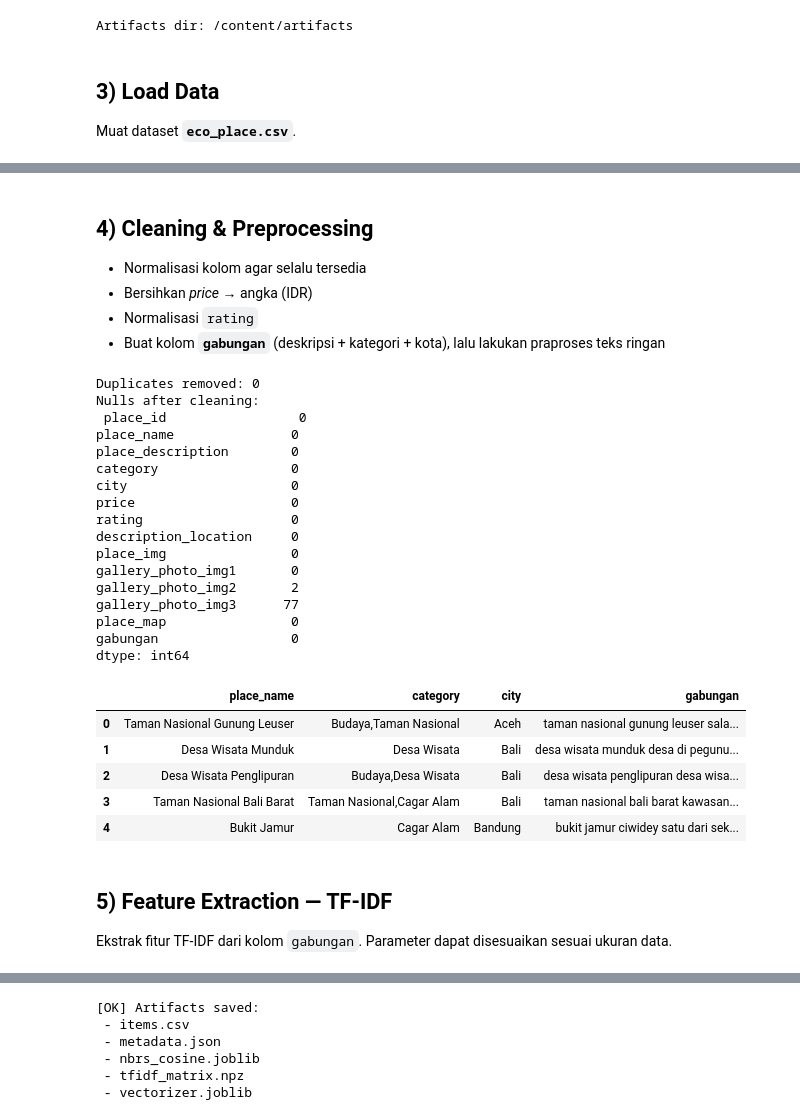
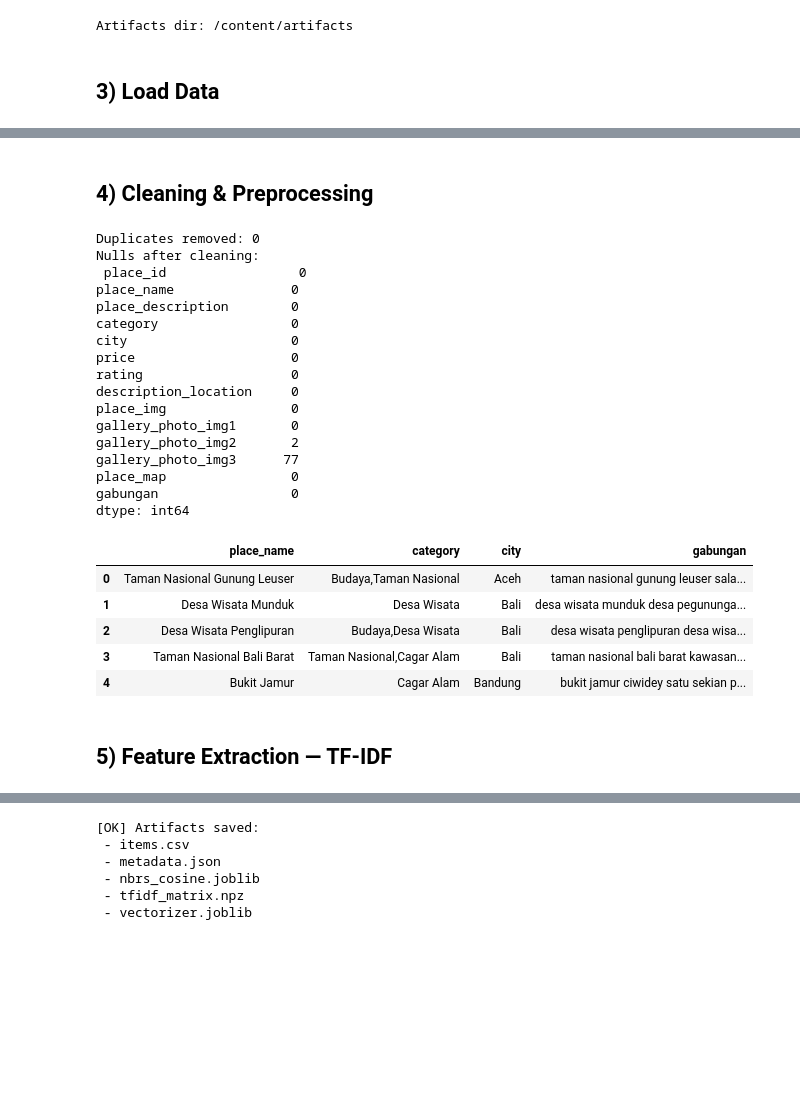
Before and after one commit to ferrikrisdiantoro/Recommeder-System-Eco-Destination-CBF, a Jupyter notebook: notebook/indo_ecotourism_cbf_ufw.ipynb, the cells around one changed output, grey strips where cells are left out. Cells and saved outputs as stored; diff of their text form; code cells hidden in the pictures; blank space fills up the shorter version.

```diff
--- a/notebook/indo_ecotourism_cbf_ufw.ipynb
+++ b/notebook/indo_ecotourism_cbf_ufw.ipynb
@@ -46,7 +51,6 @@ print("Artifacts dir:", ART_DIR.resolve())
 Artifacts dir: /content/artifacts
 # %% [markdown]
 ## 3) Load Data
-Muat dataset **`eco_place.csv`**.
 # %%
 from IPython.display import display
 
@@ -71,16 +75,12 @@ Shape: (182, 13)
 # %% [markdown]
 
 ## 4) Cleaning & Preprocessing
-
-- Normalisasi kolom agar selalu tersedia
-- Bersihkan *price* → angka (IDR)
-- Normalisasi `rating`
-- Buat kolom **`gabungan`** (deskripsi + kategori + kota), lalu lakukan praproses teks ringan
 # %%
 df = df.copy()
 
 # Pastikan kolom ada
-for col in ["place_name","place_description","category","city","price","rating","place_img","place_map"]:
+required_cols = ["place_name", "place_description", "category", "city", "price", "rating", "place_img", "place_map"]
+for col in required_cols:
     if col not in df.columns:
         df[col] = np.nan
 
@@ -89,78 +89,78 @@ before = len(df)
 df = df.drop_duplicates().reset_index(drop=True)
 print(f"Duplicates removed: {before - len(df)}")
 
-# Parse harga IDR
+# Parse harga IDR (SIMPLIFIED)
 def parse_price_idr(x):
-    if pd.isna(x): return np.nan
-    s = str(x)
-    s = s.replace("Rp","").replace("rp","")
-    s = re.sub(r"[.,]", "", s)          # hapus pemisah ribuan
-    s = s.replace("Gratis","0").replace("gratis","0").strip()
-    m = re.findall(r"\d+", s)
-    if not m: return np.nan
-    try:
-        vals = list(map(int, m))
-        return float(int(sum(vals)/len(vals)))  # rata-rata jika rentang
-    except Exception:
+    """Ambil angka pertama dari string harga."""
+    if pd.isna(x):
         return np.nan
+    s = str(x).lower()
+    s = s.replace("rp", "").replace(".", "").replace(",", "")
+    if "gratis" in s:
+        return 0.0
+    angka = re.findall(r"\d+", s)
+    if angka:
+        return float(angka[0])
+    return np.nan
 
-df["price"]  = df["price"].apply(parse_price_idr)
+df["price"] = df["price"].apply(parse_price_idr)
 df["rating"] = pd.to_numeric(df["rating"], errors="coerce")
 
-# Preprocess teks ringan
-STOPWORDS_ID = set([
-    "ada","adalah","agar","akan","antara","atau","banyak","beberapa","belum","berbagai",
-    "bila","bisa","bukan","dalam","dan","dapat","dari","dengan","di","hanya","harus","hingga",
-    "ini","itu","jika","juga","kah","kami","kamu","karena","ke","kemudian","kepada","lah","lain",
-    "lainnya","lalu","lebih","masih","mereka","mungkin","namun","nya","oleh","pada","para","pernah",
-    "pun","saat","saja","sampai","sangat","sebagai","sebuah","seluruh","semua","serta","setiap",
-    "suatu","sudah","supaya","tanpa","tapi","tentang","tentu","terhadap","tiap","untuk","yaitu","yakni","yang"
-])
-IMPORTANT_WORDS = set(["di","ke","dari","untuk","dengan","yang"])
+# Stopwords Indonesia (SIMPLIFIED - tanpa IMPORTANT_WORDS)
+STOPWORDS_ID = {
+    "ada", "adalah", "agar", "akan", "atau", "banyak", "beberapa", "belum",
+    "bila", "bisa", "bukan", "dalam", "dan", "dapat", "dari", "dengan", "di",
+    "hanya", "harus", "hingga", "ini", "itu", "jika", "juga", "kami", "kamu",
+    "karena", "ke", "kepada", "lain", "lalu", "lebih", "masih", "mereka",
+    "namun", "nya", "oleh", "pada", "para", "saat", "saja", "sampai", "sangat",
+    "sebagai", "sebuah", "seluruh", "semua", "serta", "setiap", "suatu", "sudah",
+    "tanpa", "tapi", "tentang", "untuk", "yaitu", "yang"
+}
 
-def preprocess_text(text: str) -> str:
+def preprocess_text(text):
+    """Preprocessing teks: lowercase, tokenize, hapus stopwords."""
     text = str(text).lower()
-    tokens = re.findall(r"\w+", text, flags=re.UNICODE)  # alnum + underscore
-    filtered = [t for t in tokens if (t not in STOPWORDS_ID) or (t in IMPORTANT_WORDS)]
-    return " ".join(filtered)
+    tokens = re.findall(r"\w+", text)
+    tokens = [t for t in tokens if t not in STOPWORDS_ID]
+    return " ".join(tokens)
 
-# Buat 'gabungan' dan terapkan preprocessing
+# Isi kolom kosong dengan string kosong
 df["place_description"] = df["place_description"].fillna("").astype(str)
-df["category"]          = df["category"].fillna("").astype(str)
-df["city"]              = df["city"].fillna("").astype(str)
-df["place_name"]        = df["place_name"].fillna("").astype(str)
+df["category"] = df["category"].fillna("").astype(str)
+df["city"] = df["city"].fillna("").astype(str)
+df["place_name"] = df["place_name"].fillna("").astype(str)
 
+# Buat kolom gabungan
 df["gabungan"] = (df["place_description"] + " " + df["category"] + " " + df["city"]).apply(preprocess_text)
 
 print("Nulls after cleaning:\n", df.isnull().sum())
-df[["place_name","category","city","gabungan"]].head(5)
+df[["place_name", "category", "city", "gabungan"]].head(5)
 # %% [output]
 Duplicates removed: 0
 Nulls after cleaning:
  place_id                 0
 place_name               0
 place_description        0
 category                 0
 city                     0
 price                    0
 rating                   0
 description_location     0
 place_img                0
 gallery_photo_img1       0
 gallery_photo_img2       2
 gallery_photo_img3      77
 place_map                0
 gabungan                 0
 dtype: int64
 |  | place_name | category | city | gabungan |
 | 0 | Taman Nasional Gunung Leuser | Budaya,Taman Nasional | Aceh | taman nasional gunung leuser sala... |
-| 1 | Desa Wisata Munduk | Desa Wisata | Bali | desa wisata munduk desa di pegunu... |
+| 1 | Desa Wisata Munduk | Desa Wisata | Bali | desa wisata munduk desa pegununga... |
 | 2 | Desa Wisata Penglipuran | Budaya,Desa Wisata | Bali | desa wisata penglipuran desa wisa... |
 | 3 | Taman Nasional Bali Barat | Taman Nasional,Cagar Alam | Bali | taman nasional bali barat kawasan... |
-| 4 | Bukit Jamur | Cagar Alam | Bandung | bukit jamur ciwidey satu dari sek... |
+| 4 | Bukit Jamur | Cagar Alam | Bandung | bukit jamur ciwidey satu sekian p... |
 # %% [markdown]
 ## 5) Feature Extraction — TF‑IDF
-Ekstrak fitur TF‑IDF dari kolom `gabungan`. Parameter dapat disesuaikan sesuai ukuran data.
 # %%
 vectorizer = TfidfVectorizer(
     max_features=5000,
```
Also changed, not shown: parts of 10 cells of this notebook, 4 other files.
